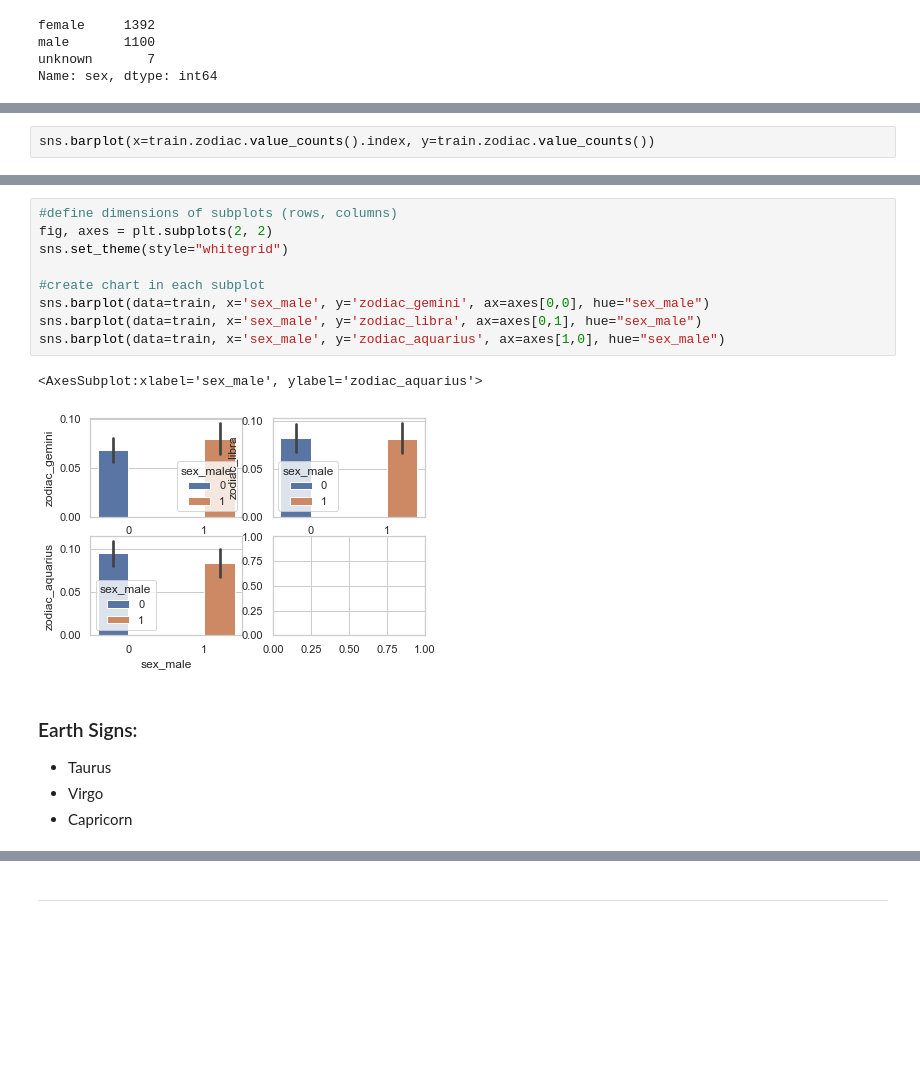
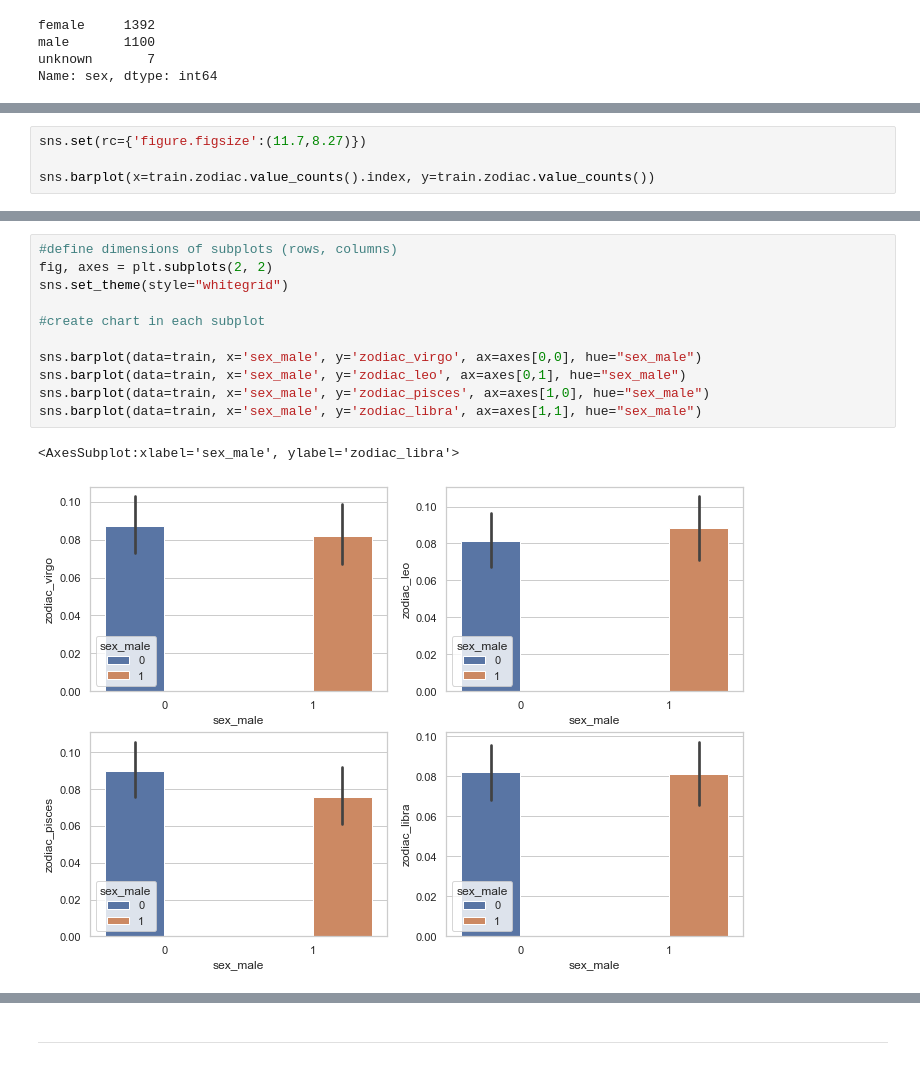
Before and after one commit to jeneyring/GSS_survey, a Jupyter notebook: gss-EDA.ipynb, the cells around one changed output, grey strips where cells are left out. Cells and saved outputs as stored; diff of their text form; blank space fills up the shorter version.

```diff
--- a/gss-EDA.ipynb
+++ b/gss-EDA.ipynb
@@ -452,4 +432,6 @@ sns.barplot(data=train, x= 'sex_male', y = 'zodiac_leo')
 # %%
+sns.set(rc={'figure.figsize':(11.7,8.27)})
+
 sns.barplot(x=train.zodiac.value_counts().index, y=train.zodiac.value_counts())
 # %% [output]
 <AxesSubplot:ylabel='zodiac'>
@@ -479,20 +458,17 @@ sns.barplot(data=train, x='sex_male', y='zodiac_pisces', ax=axes[1,0], hue="sex_
 # %%
 #define dimensions of subplots (rows, columns)
 fig, axes = plt.subplots(2, 2)
 sns.set_theme(style="whitegrid")
 
 #create chart in each subplot
-sns.barplot(data=train, x='sex_male', y='zodiac_gemini', ax=axes[0,0], hue="sex_male")
-sns.barplot(data=train, x='sex_male', y='zodiac_libra', ax=axes[0,1], hue="sex_male")
-sns.barplot(data=train, x='sex_male', y='zodiac_aquarius', ax=axes[1,0], hue="sex_male")
+
+sns.barplot(data=train, x='sex_male', y='zodiac_virgo', ax=axes[0,0], hue="sex_male")
+sns.barplot(data=train, x='sex_male', y='zodiac_leo', ax=axes[0,1], hue="sex_male")
+sns.barplot(data=train, x='sex_male', y='zodiac_pisces', ax=axes[1,0], hue="sex_male")
+sns.barplot(data=train, x='sex_male', y='zodiac_libra', ax=axes[1,1], hue="sex_male")
 # %% [output]
-<AxesSubplot:xlabel='sex_male', ylabel='zodiac_aquarius'>
+<AxesSubplot:xlabel='sex_male', ylabel='zodiac_libra'>
-[figure, old version]
+[figure, new version]
-# %% [markdown]
-### Earth Signs:
-- Taurus
-- Virgo
-- Capricorn
 # %%
 #define dimensions of subplots (rows, columns)
 fig, axes = plt.subplots(2, 2)
```
Also changed, not shown: parts of 182 cells of this notebook, 3 other files.
